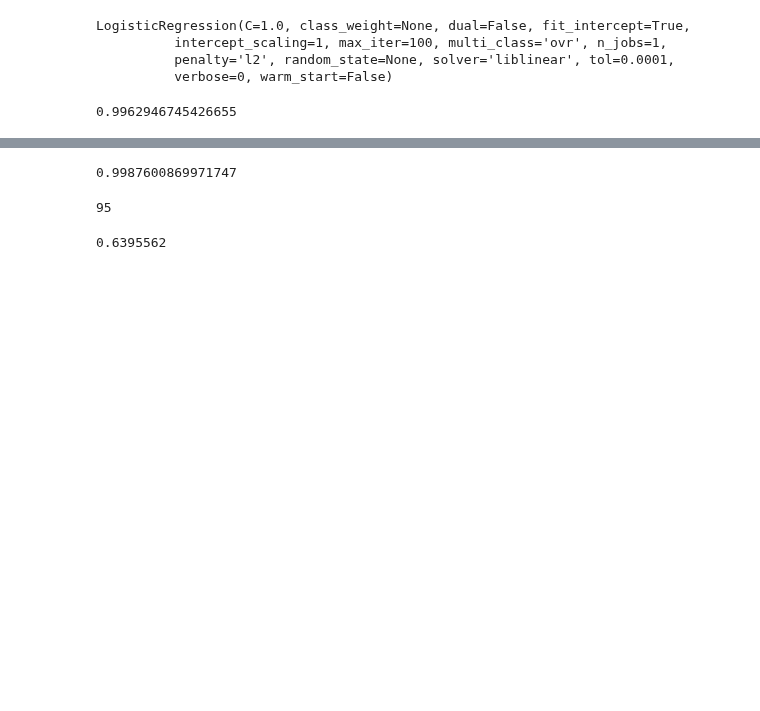
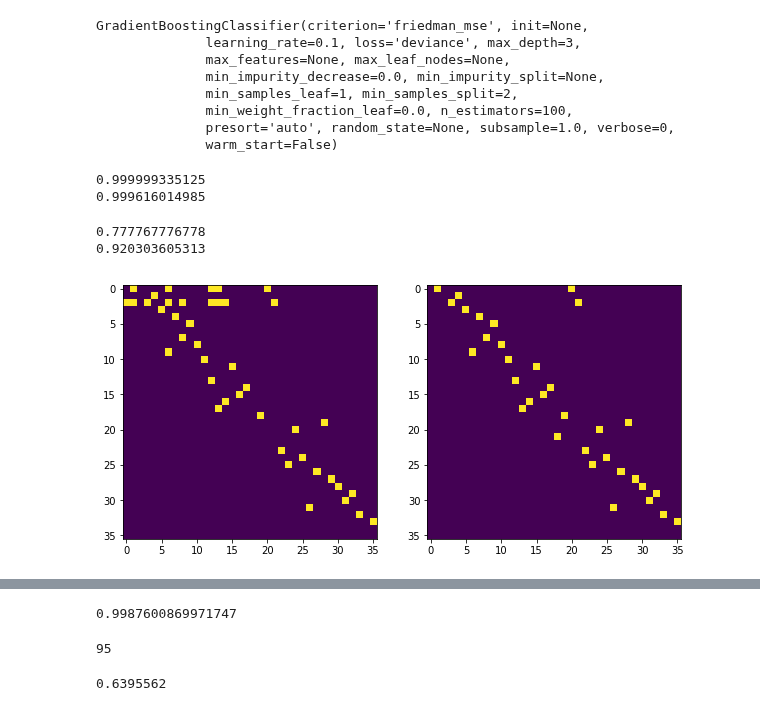
Before and after one commit to rykachevskiy/CRISPR, a Jupyter notebook: Graph_to_chains/ML models.ipynb, the cells around one changed output, grey strips where cells are left out. Cells and saved outputs as stored; diff of their text form; code cells hidden in the pictures; blank space fills up the shorter version.

```diff
--- a/Graph_to_chains/ML models.ipynb
+++ b/Graph_to_chains/ML models.ipynb
@@ -4,10 +116,15 @@ from sklearn.svm import SVC
 # %%
 lr = LogisticRegression()
 #lr = SVC()
+lr = GradientBoostingClassifier()
 # %%
-lr.fit(train_x[:,1:], train_y)
+lr.fit(embs_tr[:,1:], targets_tr)
 # %% [output]
-LogisticRegression(C=1.0, class_weight=None, dual=False, fit_intercept=True,
-          intercept_scaling=1, max_iter=100, multi_class='ovr', n_jobs=1,
-          penalty='l2', random_state=None, solver='liblinear', tol=0.0001,
-          verbose=0, warm_start=False)
+GradientBoostingClassifier(criterion='friedman_mse', init=None,
+              learning_rate=0.1, loss='deviance', max_depth=3,
+              max_features=None, max_leaf_nodes=None,
+              min_impurity_decrease=0.0, min_impurity_split=None,
+              min_samples_leaf=1, min_samples_split=2,
+              min_weight_fraction_leaf=0.0, n_estimators=100,
+              presort='auto', random_state=None, subsample=1.0, verbose=0,
+              warm_start=False)
@@ -16,4 +135,25 @@ from sklearn.metrics import roc_auc_score
-# %%
-roc_auc_score(lr.predict(val_x[:,1:]), val_y)
-# %% [output]
-0.9962946745426655
+# %%
+print(roc_auc_score(targets_te, pred_proba))
+print(accuracy_score(targets_te, pred_proba > 0.5))
+# %% [output]
+0.999999335125
+0.999616014985
+# %%
+es_proba = lr.predict_proba(es_embs[2][:, 1:])[:, 1]
+# %%
+print(roc_auc_score(es_targets[2], es_proba))
+print(accuracy_score(es_targets[2], es_proba > 0.5))
+# %% [output]
+0.777767776778
+0.920303605313
+# %%
+def pairs_to_gr(pairs, n):
+    gr = np.zeros((n,n))
+
+    for p in pairs:
+        gr[p[0], p[1]] = 1
+    return gr
+# %%
+pu.plot_grs(pairs_to_gr(np.array(es_p[2])[(es_proba > 0.5).astype(bool)], 36), ES_y[3])
+# %% [output]
+[figure, added]
```
Also changed, not shown: parts of 31 cells of this notebook, 3 other files.
